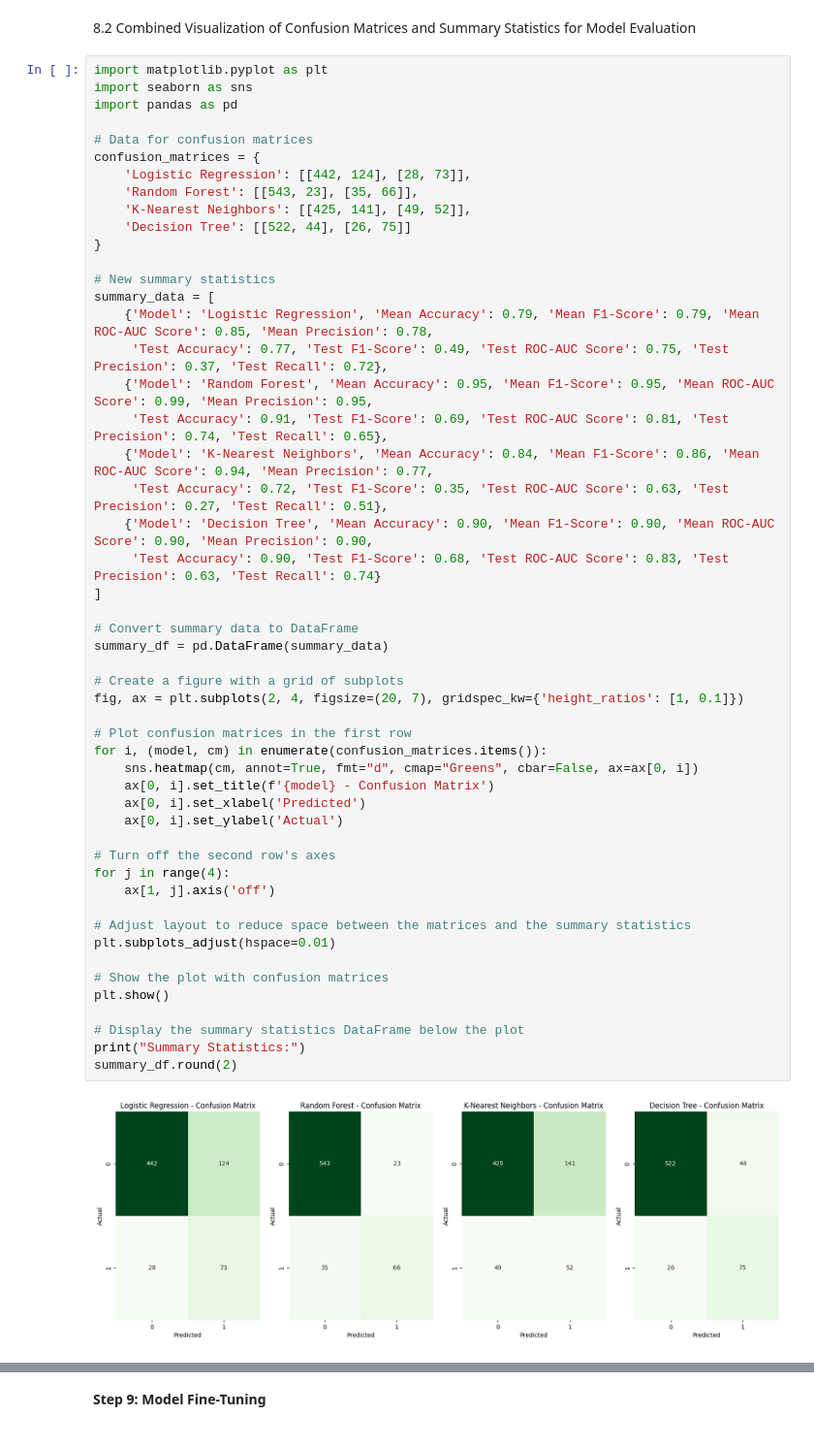
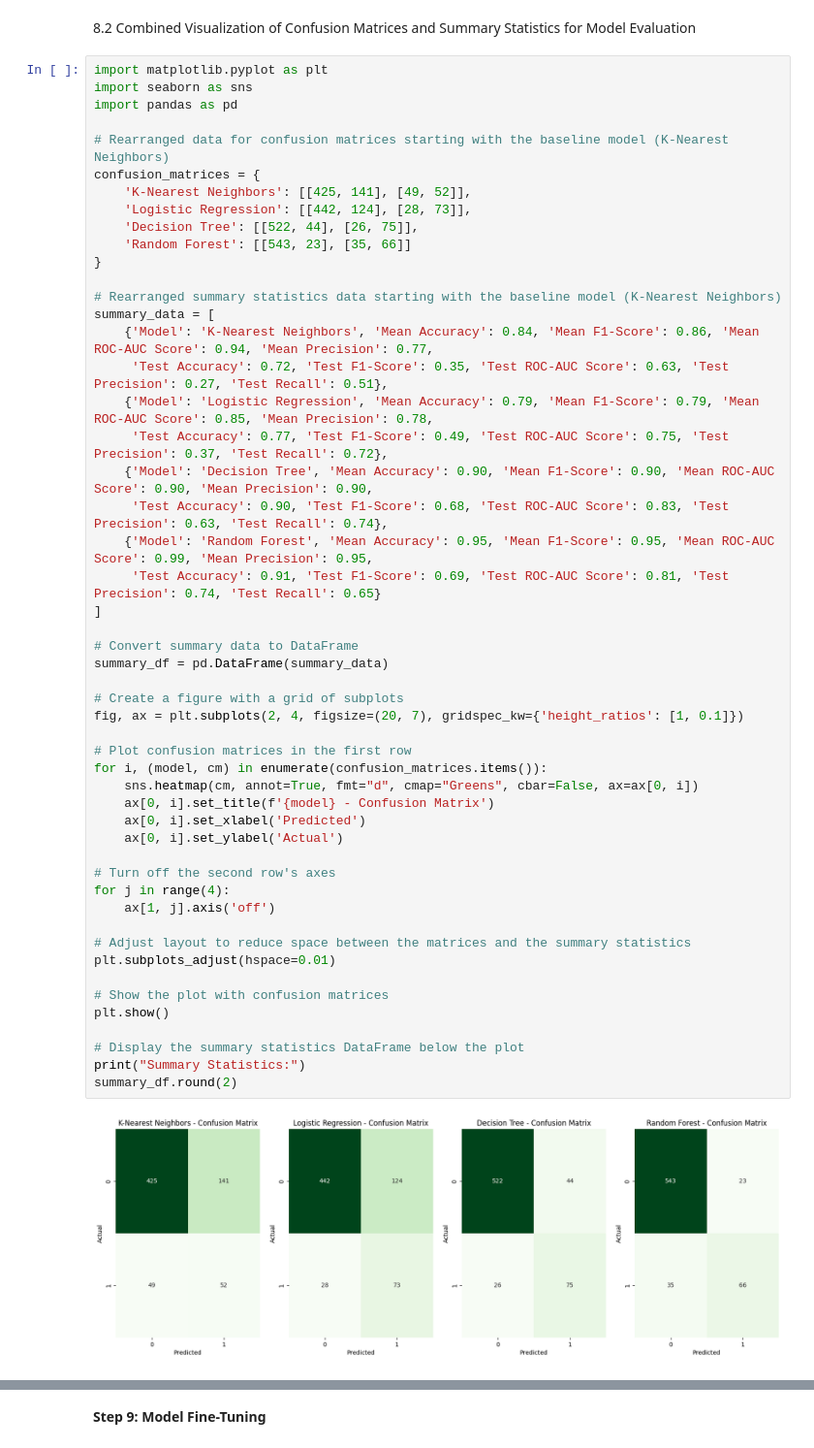
Before and after one commit to Mosota-Kemunto-Gladys-2020/Gladys_phase_3_project, a Jupyter notebook: index_3.ipynb, the cells around one changed output, grey strips where cells are left out. Shown at 97% size. Cells and saved outputs as stored; diff of their text form.

```diff
--- a/index_3.ipynb
+++ b/index_3.ipynb
@@ -1159,53 +1337,53 @@ import matplotlib.pyplot as plt
 import seaborn as sns
 import pandas as pd
 
-# Data for confusion matrices
+# Rearranged data for confusion matrices starting with the baseline model (K-Nearest Neighbors)
 confusion_matrices = {
+    'K-Nearest Neighbors': [[425, 141], [49, 52]],
     'Logistic Regression': [[442, 124], [28, 73]],
-    'Random Forest': [[543, 23], [35, 66]],
-    'K-Nearest Neighbors': [[425, 141], [49, 52]],
-    'Decision Tree': [[522, 44], [26, 75]]
+    'Decision Tree': [[522, 44], [26, 75]],
+    'Random Forest': [[543, 23], [35, 66]]
 }
 
-# New summary statistics
+# Rearranged summary statistics data starting with the baseline model (K-Nearest Neighbors)
 summary_data = [
+    {'Model': 'K-Nearest Neighbors', 'Mean Accuracy': 0.84, 'Mean F1-Score': 0.86, 'Mean ROC-AUC Score': 0.94, 'Mean Precision': 0.77,
+     'Test Accuracy': 0.72, 'Test F1-Score': 0.35, 'Test ROC-AUC Score': 0.63, 'Test Precision': 0.27, 'Test Recall': 0.51},
     {'Model': 'Logistic Regression', 'Mean Accuracy': 0.79, 'Mean F1-Score': 0.79, 'Mean ROC-AUC Score': 0.85, 'Mean Precision': 0.78,
      'Test Accuracy': 0.77, 'Test F1-Score': 0.49, 'Test ROC-AUC Score': 0.75, 'Test Precision': 0.37, 'Test Recall': 0.72},
+    {'Model': 'Decision Tree', 'Mean Accuracy': 0.90, 'Mean F1-Score': 0.90, 'Mean ROC-AUC Score': 0.90, 'Mean Precision': 0.90,
+     'Test Accuracy': 0.90, 'Test F1-Score': 0.68, 'Test ROC-AUC Score': 0.83, 'Test Precision': 0.63, 'Test Recall': 0.74},
     {'Model': 'Random Forest', 'Mean Accuracy': 0.95, 'Mean F1-Score': 0.95, 'Mean ROC-AUC Score': 0.99, 'Mean Precision': 0.95,
-     'Test Accuracy': 0.91, 'Test F1-Score': 0.69, 'Test ROC-AUC Score': 0.81, 'Test Precision': 0.74, 'Test Recall': 0.65},
-    {'Model': 'K-Nearest Neighbors', 'Mean Accuracy': 0.84, 'Mean F1-Score': 0.86, 'Mean ROC-AUC Score': 0.94, 'Mean Precision': 0.77,
-     'Test Accuracy': 0.72, 'Test F1-Score': 0.35, 'Test ROC-AUC Score': 0.63, 'Test Precision': 0.27, 'Test Recall': 0.51},
-    {'Model': 'Decision Tree', 'Mean Accuracy': 0.90, 'Mean F1-Score': 0.90, 'Mean ROC-AUC Score': 0.90, 'Mean Precision': 0.90,
-     'Test Accuracy': 0.90, 'Test F1-Score': 0.68, 'Test ROC-AUC Score': 0.83, 'Test Precision': 0.63, 'Test Recall': 0.74}
+     'Test Accuracy': 0.91, 'Test F1-Score': 0.69, 'Test ROC-AUC Score': 0.81, 'Test Precision': 0.74, 'Test Recall': 0.65}
 ]
 
 # Convert summary data to DataFrame
 summary_df = pd.DataFrame(summary_data)
 
 # Create a figure with a grid of subplots
 fig, ax = plt.subplots(2, 4, figsize=(20, 7), gridspec_kw={'height_ratios': [1, 0.1]})
 
 # Plot confusion matrices in the first row
 for i, (model, cm) in enumerate(confusion_matrices.items()):
     sns.heatmap(cm, annot=True, fmt="d", cmap="Greens", cbar=False, ax=ax[0, i])
     ax[0, i].set_title(f'{model} - Confusion Matrix')
     ax[0, i].set_xlabel('Predicted')
     ax[0, i].set_ylabel('Actual')
 
 # Turn off the second row's axes
 for j in range(4):
     ax[1, j].axis('off')
 
 # Adjust layout to reduce space between the matrices and the summary statistics
 plt.subplots_adjust(hspace=0.01)
 
 # Show the plot with confusion matrices
 plt.show()
 
 # Display the summary statistics DataFrame below the plot
 print("Summary Statistics:")
 summary_df.round(2)
 # %% [output]
-[figure, old version]
+[figure, new version]
 Summary Statistics:
 |  | Model | Mean Accuracy | Mean F1-Score | Mean ROC-AUC Score | Mean Precision | Test Accuracy | ... |
```
Also changed, not shown: parts of 26 cells of this notebook, 2 other files.
